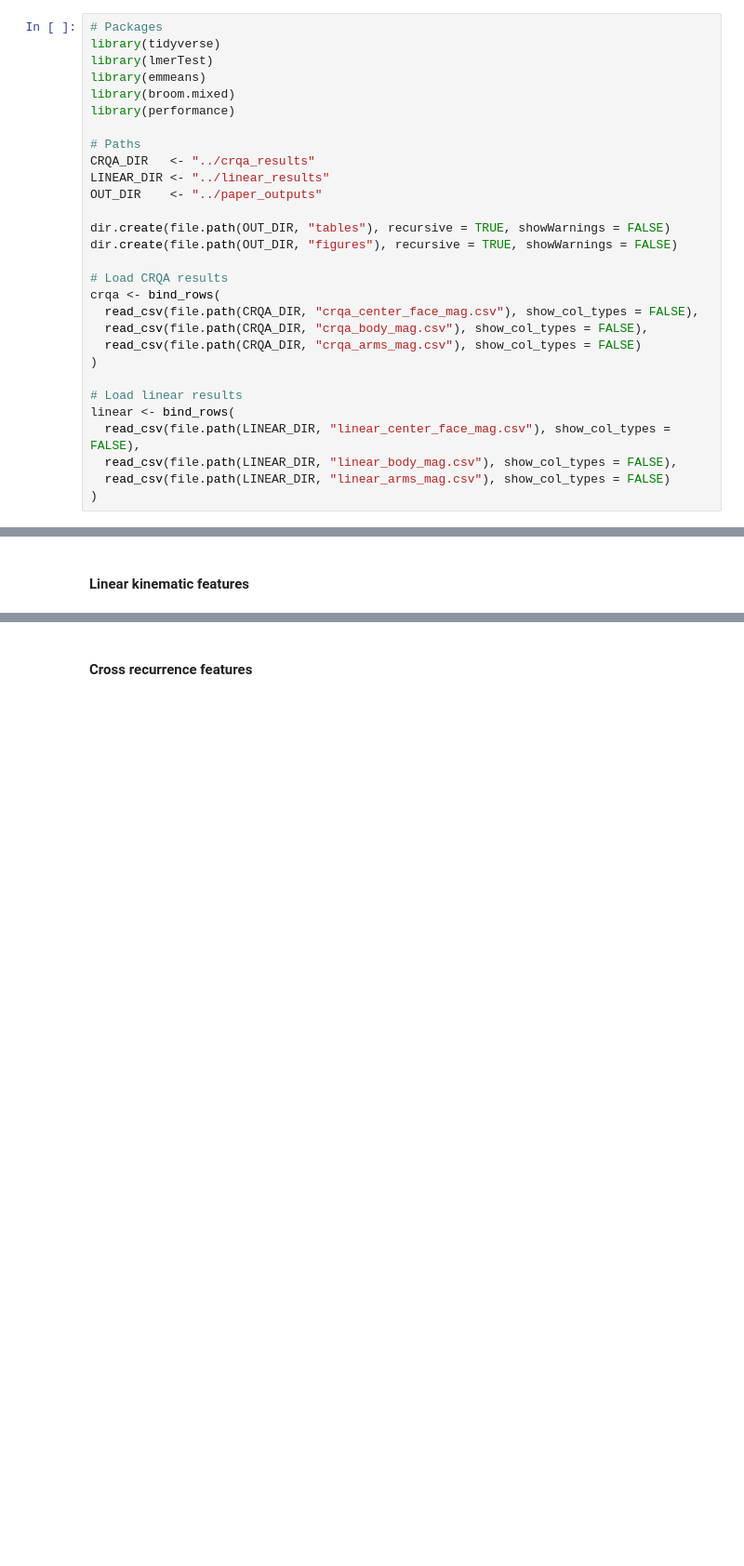
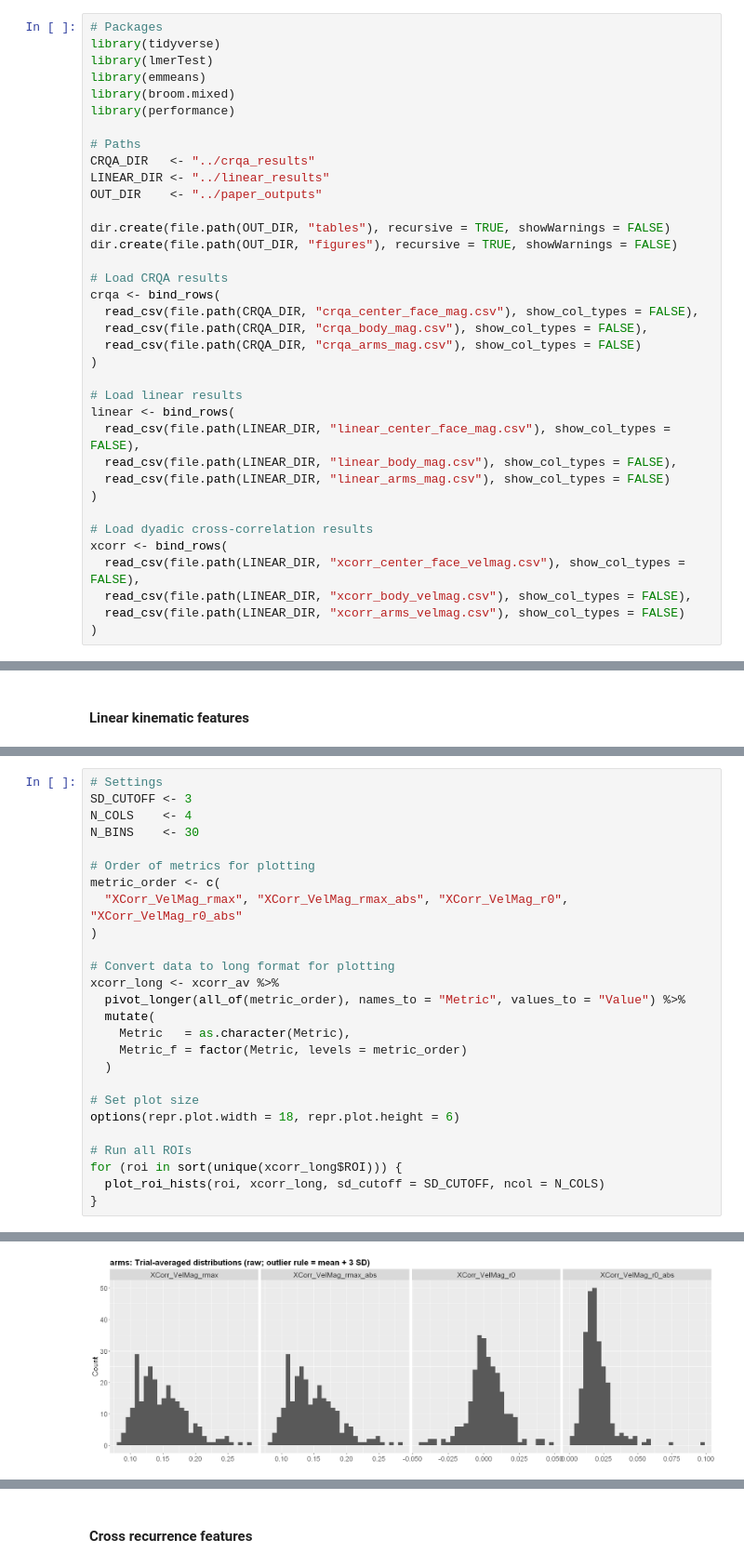
Before and after one commit to MInD-Laboratory/Pose-Dynamics, a Jupyter notebook: projects/Mosaic/notebooks/mixed_effects_models.ipynb, the cells around one changed output, grey strips where cells are left out. Shown at 93% size. Saved outputs shown, nothing was run; the diff lists cells and outputs as text; blank space fills up the shorter version.

```diff
--- a/projects/Mosaic/notebooks/mixed_effects_models.ipynb
+++ b/projects/Mosaic/notebooks/mixed_effects_models.ipynb
@@ -31,3 +31,10 @@ linear <- bind_rows(
   read_csv(file.path(LINEAR_DIR, "linear_body_mag.csv"), show_col_types = FALSE),
   read_csv(file.path(LINEAR_DIR, "linear_arms_mag.csv"), show_col_types = FALSE)
 )
+
+# Load dyadic cross-correlation results
+xcorr <- bind_rows(
+  read_csv(file.path(LINEAR_DIR, "xcorr_center_face_velmag.csv"), show_col_types = FALSE),
+  read_csv(file.path(LINEAR_DIR, "xcorr_body_velmag.csv"), show_col_types = FALSE),
+  read_csv(file.path(LINEAR_DIR, "xcorr_arms_velmag.csv"), show_col_types = FALSE)
+)
@@ -301,0 +274,27 @@ Outlier counts for ROI: center_face (rule = mean + 3 SD)
+# %%
+# Settings
+SD_CUTOFF <- 3
+N_COLS    <- 4
+N_BINS    <- 30
+
+# Order of metrics for plotting
+metric_order <- c(
+  "XCorr_VelMag_rmax", "XCorr_VelMag_rmax_abs", "XCorr_VelMag_r0", "XCorr_VelMag_r0_abs"
+)
+
+# Convert data to long format for plotting
+xcorr_long <- xcorr_av %>%
+  pivot_longer(all_of(metric_order), names_to = "Metric", values_to = "Value") %>%
+  mutate(
+    Metric   = as.character(Metric),
+    Metric_f = factor(Metric, levels = metric_order)
+  )
+
+# Set plot size
+options(repr.plot.width = 18, repr.plot.height = 6)
+
+# Run all ROIs
+for (roi in sort(unique(xcorr_long$ROI))) {
+  plot_roi_hists(roi, xcorr_long, sd_cutoff = SD_CUTOFF, ncol = N_COLS)
+}
+# %% [output]
@@ -301,0 +315 @@ Outlier counts for ROI: center_face (rule = mean + 3 SD)
+[figure, added]
```
Also changed, not shown: parts of 14 cells of this notebook, 1 other file.
